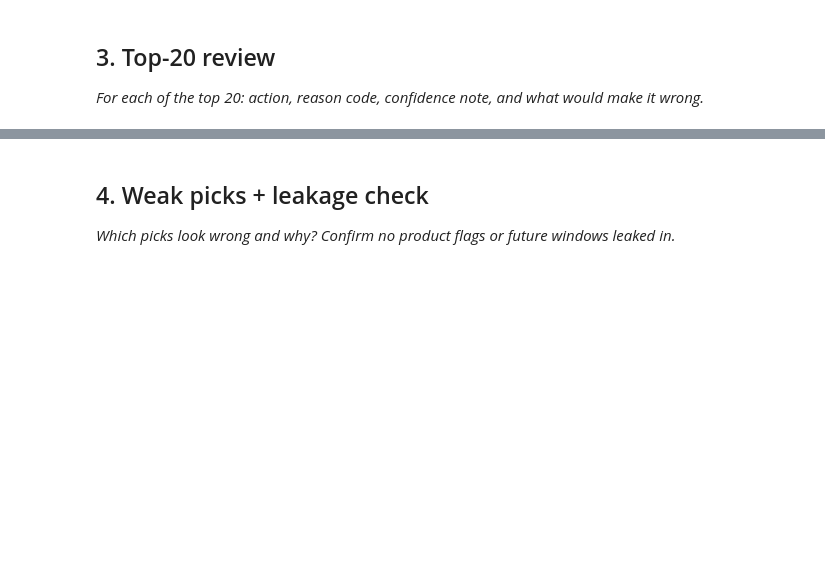
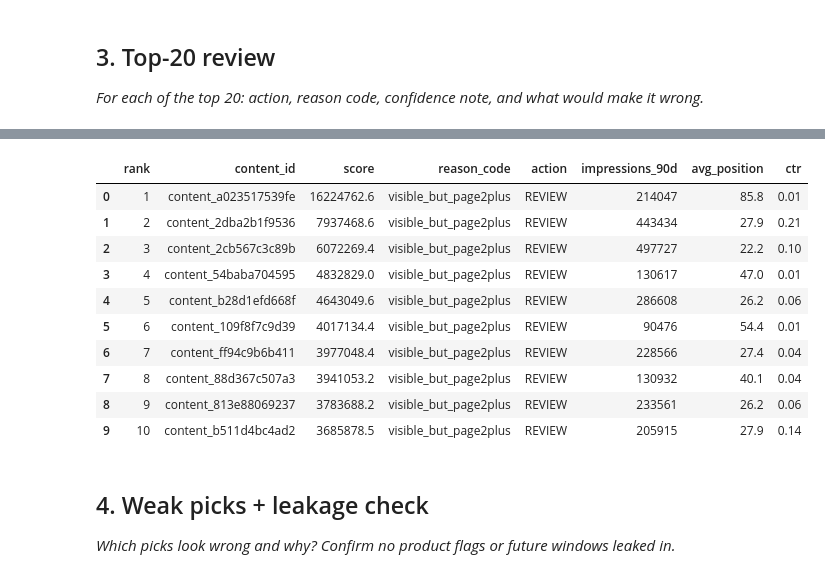
Before and after one commit to Sgln24/flyrank-ml-internship-w1, a Jupyter notebook: work/notebooks/w04_baseline_score.ipynb, the cells around one changed output, grey strips where cells are left out. Cells and saved outputs as stored; diff of their text form; code cells hidden in the pictures; blank space fills up the shorter version.

```diff
--- a/work/notebooks/w04_baseline_score.ipynb
+++ b/work/notebooks/w04_baseline_score.ipynb
@@ -27,6 +388,35 @@ This skeleton is yours to fill. Work the sections **in order** — each one has
 # %%
 # This cell is for CODE (numbers, a query, a check).
 # Write your text answer in the cell ABOVE this one — typing sentences here breaks Run All.
+
+top10 = queue.head(10).copy()
+
+display(
+    top10[
+        [
+            "rank",
+            "content_id",
+            "score",
+            "reason_code",
+            "action",
+            "impressions_90d",
+            "avg_position",
+            "ctr"
+        ]
+    ]
+)
+# %% [output]
+|  | rank | content_id | score | reason_code | action | impressions_90d | avg_position | ctr |
+| 0 | 1 | content_a023517539fe | 16224762.6 | visible_but_page2plus | REVIEW | 214047 | 85.8 | 0.01 |
+| 1 | 2 | content_2dba2b1f9536 | 7937468.6 | visible_but_page2plus | REVIEW | 443434 | 27.9 | 0.21 |
+| 2 | 3 | content_2cb567c3c89b | 6072269.4 | visible_but_page2plus | REVIEW | 497727 | 22.2 | 0.10 |
+| 3 | 4 | content_54baba704595 | 4832829.0 | visible_but_page2plus | REVIEW | 130617 | 47.0 | 0.01 |
+| 4 | 5 | content_b28d1efd668f | 4643049.6 | visible_but_page2plus | REVIEW | 286608 | 26.2 | 0.06 |
+| 5 | 6 | content_109f8f7c9d39 | 4017134.4 | visible_but_page2plus | REVIEW | 90476 | 54.4 | 0.01 |
+| 6 | 7 | content_ff94c9b6b411 | 3977048.4 | visible_but_page2plus | REVIEW | 228566 | 27.4 | 0.04 |
+| 7 | 8 | content_88d367c507a3 | 3941053.2 | visible_but_page2plus | REVIEW | 130932 | 40.1 | 0.04 |
+| 8 | 9 | content_813e88069237 | 3783688.2 | visible_but_page2plus | REVIEW | 233561 | 26.2 | 0.06 |
+| 9 | 10 | content_b511d4bc4ad2 | 3685878.5 | visible_but_page2plus | REVIEW | 205915 | 27.9 | 0.14 |
 # %% [markdown]
 ## 4. Weak picks + leakage check
 
```
Also changed, not shown: parts of 12 cells of this notebook.
